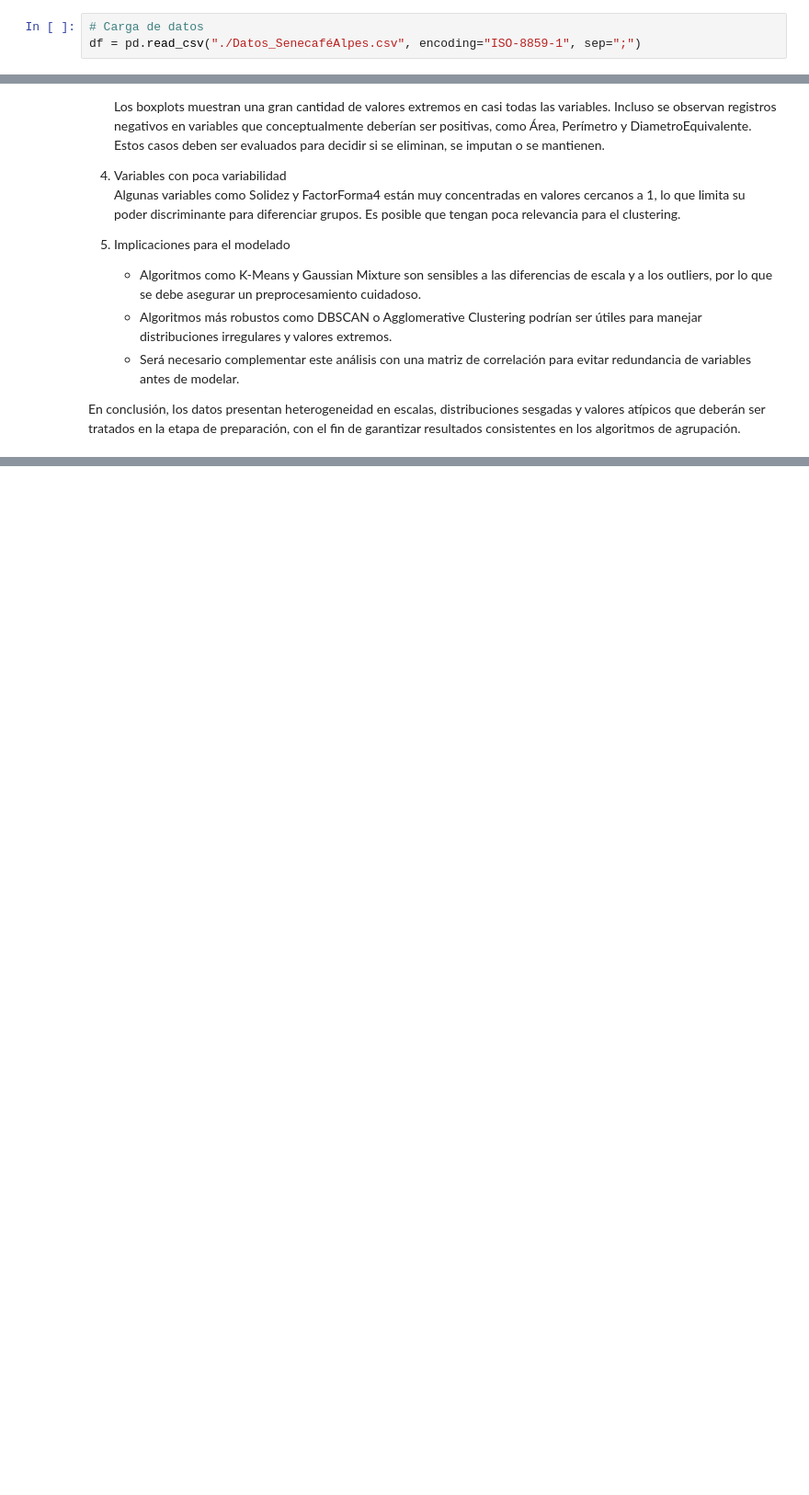
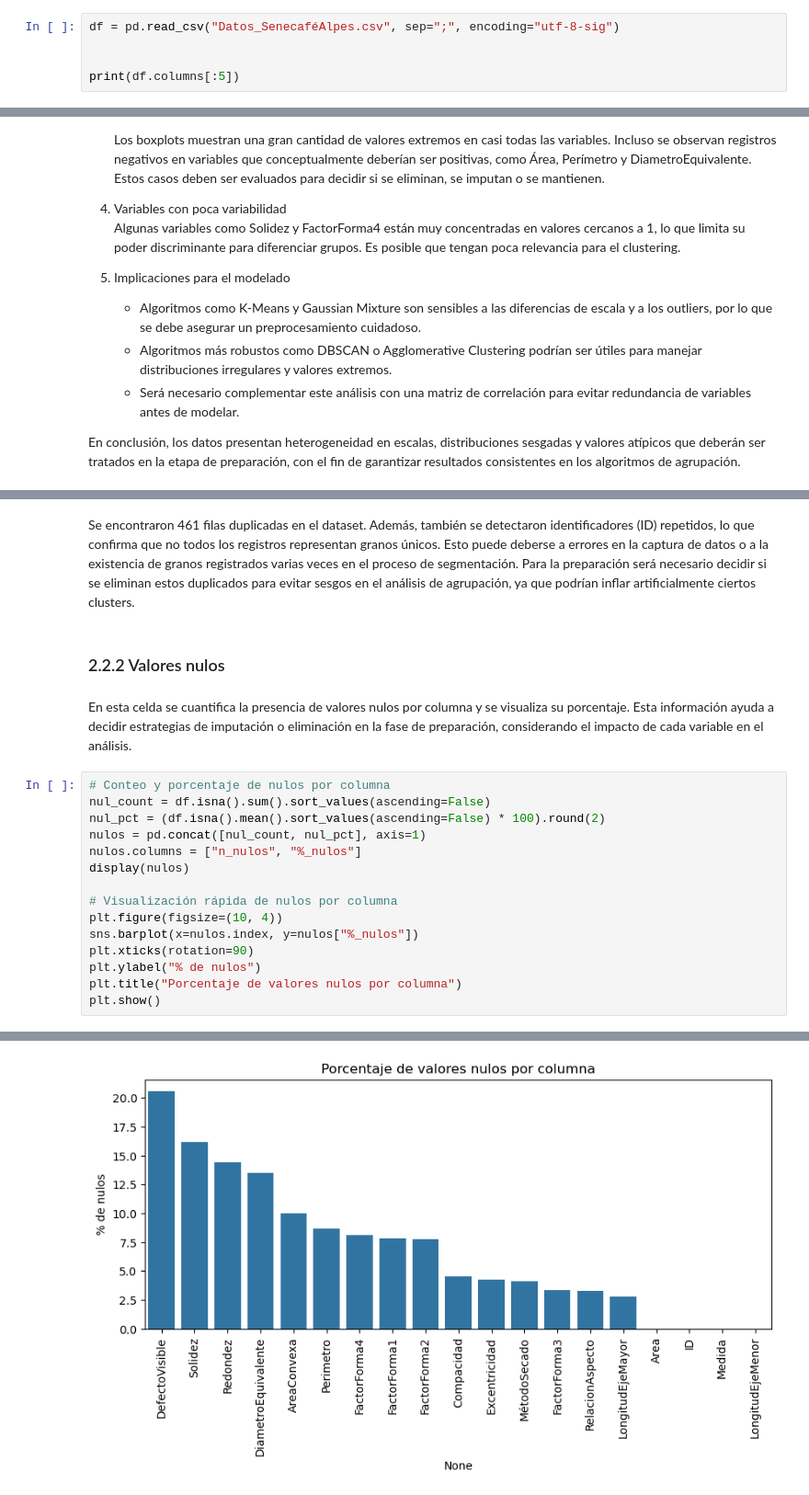
Before and after one commit to carvafel/Laboratorio-2, a Jupyter notebook: Lab2.ipynb, the cells around one changed output, grey strips where cells are left out. Shown at 92% size. Saved outputs shown, nothing was run; the diff lists cells and outputs as text; blank space fills up the shorter version.

Commit message:
Analsis de los datos

```diff
--- a/Lab2.ipynb
+++ b/Lab2.ipynb
@@ -48,5 +48,7 @@ from sklearn.cluster import KMeans
 # %% [markdown]
 En esta sección se explica cómo se carga el conjunto de datos que se utilizará a lo largo del laboratorio. Se suele emplear la función pd.read_csv (o funciones similares) para leer archivos con formato CSV, Excel u otros, permitiendo convertir la información en un DataFrame de pandas. Así, se asegura que la data esté disponible para realizar análisis exploratorio, procesamiento y modelado posterior.
 # %%
-# Carga de datos
-df = pd.read_csv("./Datos_SenecaféAlpes.csv", encoding="ISO-8859-1", sep=";")
+df = pd.read_csv("Datos_SenecaféAlpes.csv", sep=";", encoding="utf-8-sig")
+
+
+print(df.columns[:5])
@@ -172,0 +214,23 @@ En conclusión, los datos presentan heterogeneidad en escalas, distribuciones se
+# %% [markdown]
+Se encontraron 461 filas duplicadas en el dataset. Además, también se detectaron identificadores (ID) repetidos, lo que confirma que no todos los registros representan granos únicos. Esto puede deberse a errores en la captura de datos o a la existencia de granos registrados varias veces en el proceso de segmentación.
+Para la preparación será necesario decidir si se eliminan estos duplicados para evitar sesgos en el análisis de agrupación, ya que podrían inflar artificialmente ciertos clusters.
+# %% [markdown]
+### 2.2.2 Valores nulos
+# %% [markdown]
+En esta celda se cuantifica la presencia de valores nulos por columna y se visualiza su porcentaje. Esta información ayuda a decidir estrategias de imputación o eliminación en la fase de preparación, considerando el impacto de cada variable en el análisis.
+# %%
+# Conteo y porcentaje de nulos por columna
+nul_count = df.isna().sum().sort_values(ascending=False)
+nul_pct = (df.isna().mean().sort_values(ascending=False) * 100).round(2)
+nulos = pd.concat([nul_count, nul_pct], axis=1)
+nulos.columns = ["n_nulos", "%_nulos"]
+display(nulos)
+
+# Visualización rápida de nulos por columna
+plt.figure(figsize=(10, 4))
+sns.barplot(x=nulos.index, y=nulos["%_nulos"])
+plt.xticks(rotation=90)
+plt.ylabel("% de nulos")
+plt.title("Porcentaje de valores nulos por columna")
+plt.show()
+# %% [output]
@@ -172,0 +254 @@ En conclusión, los datos presentan heterogeneidad en escalas, distribuciones se
+[figure, added]
```
Also changed, not shown: parts of 30 cells of this notebook.
